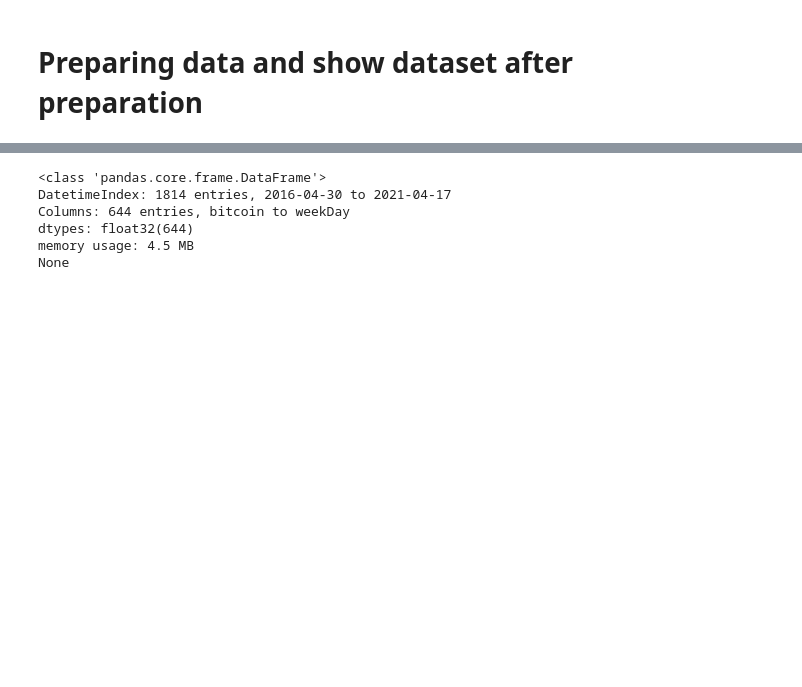
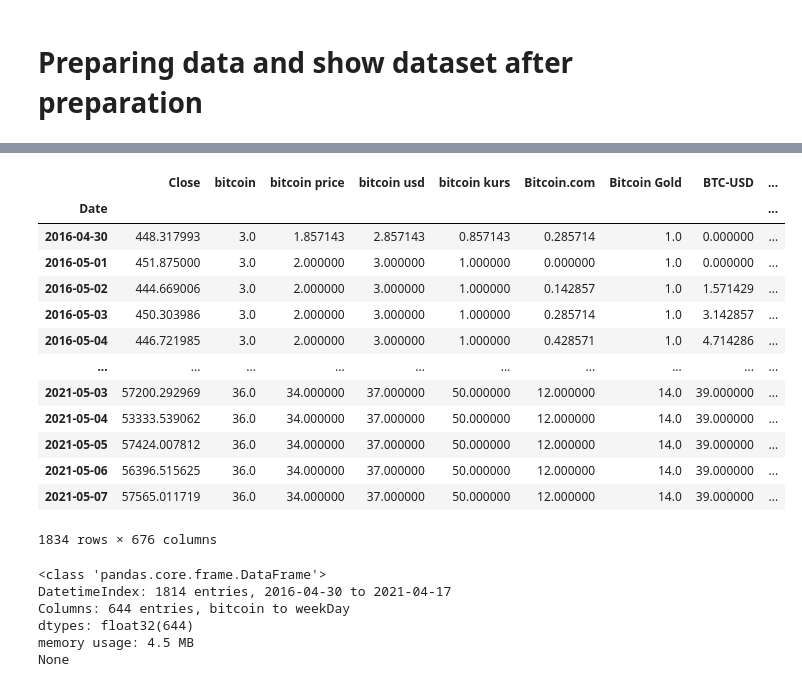
Before and after one commit to bateikoEd/dipl_program, a Jupyter notebook: eduard/data_gathering_preparation.ipynb, the cells around one changed output, grey strips where cells are left out. Cells and saved outputs as stored; diff of their text form; code cells hidden in the pictures; blank space fills up the shorter version.

```diff
--- a/eduard/data_gathering_preparation.ipynb
+++ b/eduard/data_gathering_preparation.ipynb
@@ -352,3 +369,20 @@ X_transformed.head()
+# %%
+X_transformed
+# %% [output]
+|  | Close | bitcoin | bitcoin price | bitcoin usd | bitcoin kurs | Bitcoin.com | Bitcoin Gold | BTC-USD | ... |
+| Date |  |  |  |  |  |  |  |  | ... |
+| 2016-04-30 | 448.317993 | 3.0 | 1.857143 | 2.857143 | 0.857143 | 0.285714 | 1.0 | 0.000000 | ... |
+| 2016-05-01 | 451.875000 | 3.0 | 2.000000 | 3.000000 | 1.000000 | 0.000000 | 1.0 | 0.000000 | ... |
+| 2016-05-02 | 444.669006 | 3.0 | 2.000000 | 3.000000 | 1.000000 | 0.142857 | 1.0 | 1.571429 | ... |
+| 2016-05-03 | 450.303986 | 3.0 | 2.000000 | 3.000000 | 1.000000 | 0.285714 | 1.0 | 3.142857 | ... |
+| 2016-05-04 | 446.721985 | 3.0 | 2.000000 | 3.000000 | 1.000000 | 0.428571 | 1.0 | 4.714286 | ... |
+| ... | ... | ... | ... | ... | ... | ... | ... | ... | ... |
+| 2021-05-03 | 57200.292969 | 36.0 | 34.000000 | 37.000000 | 50.000000 | 12.000000 | 14.0 | 39.000000 | ... |
+| 2021-05-04 | 53333.539062 | 36.0 | 34.000000 | 37.000000 | 50.000000 | 12.000000 | 14.0 | 39.000000 | ... |
+| 2021-05-05 | 57424.007812 | 36.0 | 34.000000 | 37.000000 | 50.000000 | 12.000000 | 14.0 | 39.000000 | ... |
+| 2021-05-06 | 56396.515625 | 36.0 | 34.000000 | 37.000000 | 50.000000 | 12.000000 | 14.0 | 39.000000 | ... |
+| 2021-05-07 | 57565.011719 | 36.0 | 34.000000 | 37.000000 | 50.000000 | 12.000000 | 14.0 | 39.000000 | ... |
+1834 rows × 676 columns
 # %%
 X_transformed = X_transformed.astype('float32')
 print(X_transformed.info())
```
Also changed, not shown: parts of 8 cells of this notebook, 1 other file.
